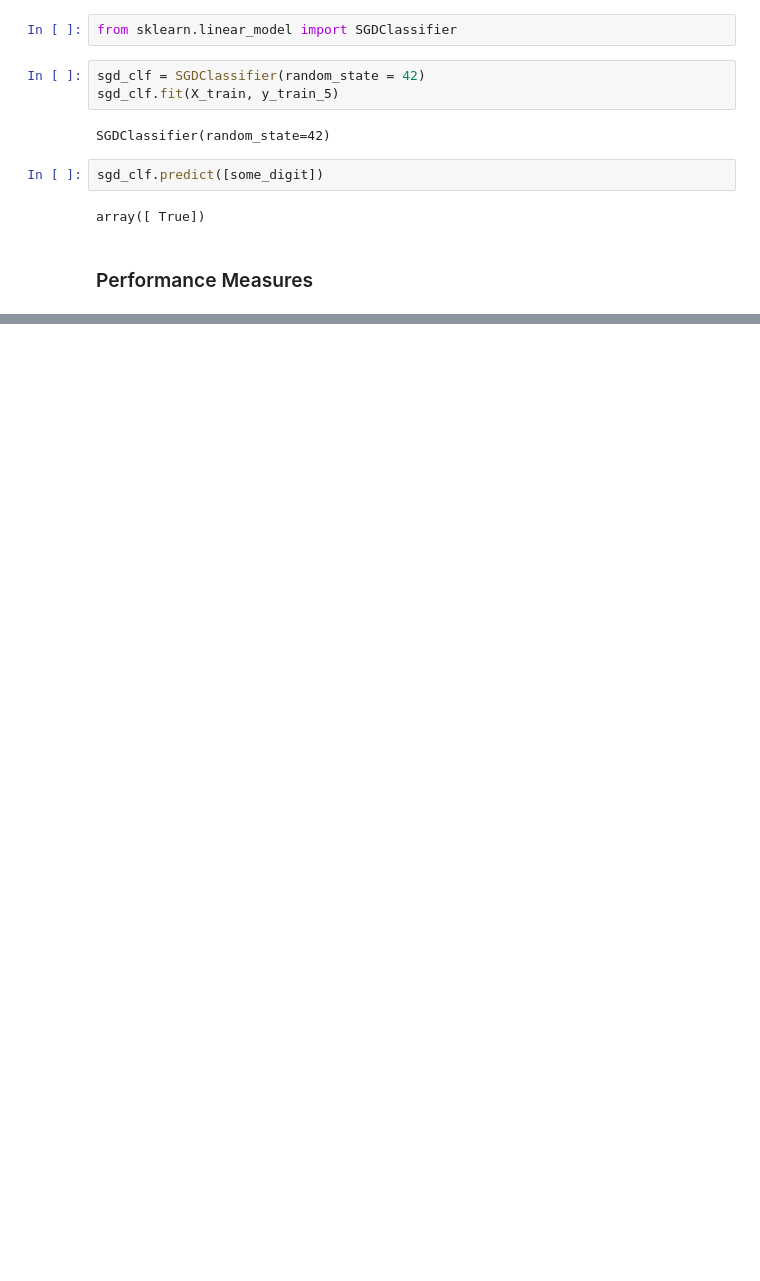
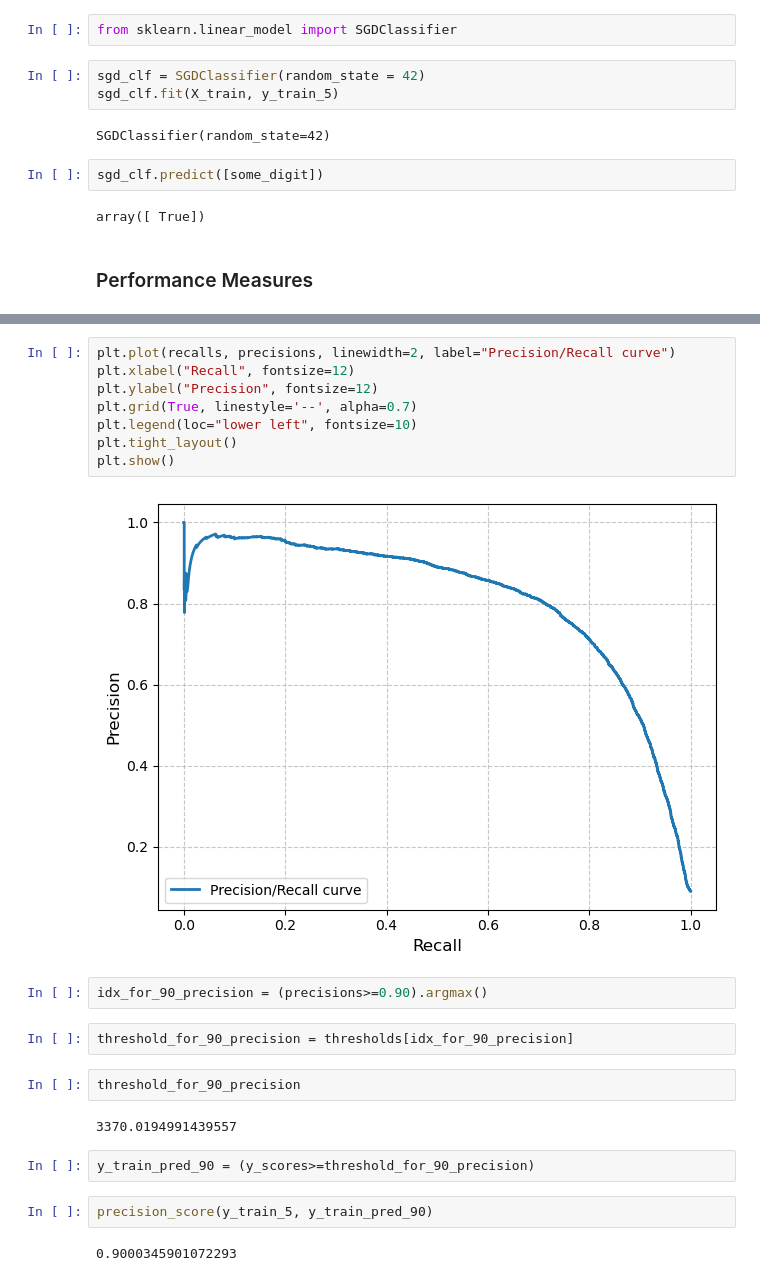
Before and after one commit to sidharthguptax/ML-Aur-lian-G-ron-, a Jupyter notebook: Chapter 3.ipynb, the cells around one changed output, grey strips where cells are left out. Cells and saved outputs as stored; diff of their text form; blank space fills up the shorter version.

```diff
--- a/Chapter 3.ipynb
+++ b/Chapter 3.ipynb
@@ -72,0 +227,24 @@ array([ True])
+# %%
+plt.plot(recalls, precisions, linewidth=2, label="Precision/Recall curve")
+plt.xlabel("Recall", fontsize=12)
+plt.ylabel("Precision", fontsize=12)
+plt.grid(True, linestyle='--', alpha=0.7)
+plt.legend(loc="lower left", fontsize=10)
+plt.tight_layout()
+plt.show()
+# %% [output]
+[figure, added]
+# %%
+idx_for_90_precision = (precisions>=0.90).argmax()
+# %%
+threshold_for_90_precision = thresholds[idx_for_90_precision]
+# %%
+threshold_for_90_precision
+# %% [output]
+3370.0194991439557
+# %%
+y_train_pred_90 = (y_scores>=threshold_for_90_precision)
+# %%
+precision_score(y_train_5, y_train_pred_90)
+# %% [output]
+0.9000345901072293
```
Also changed, not shown: parts of 44 cells of this notebook.
